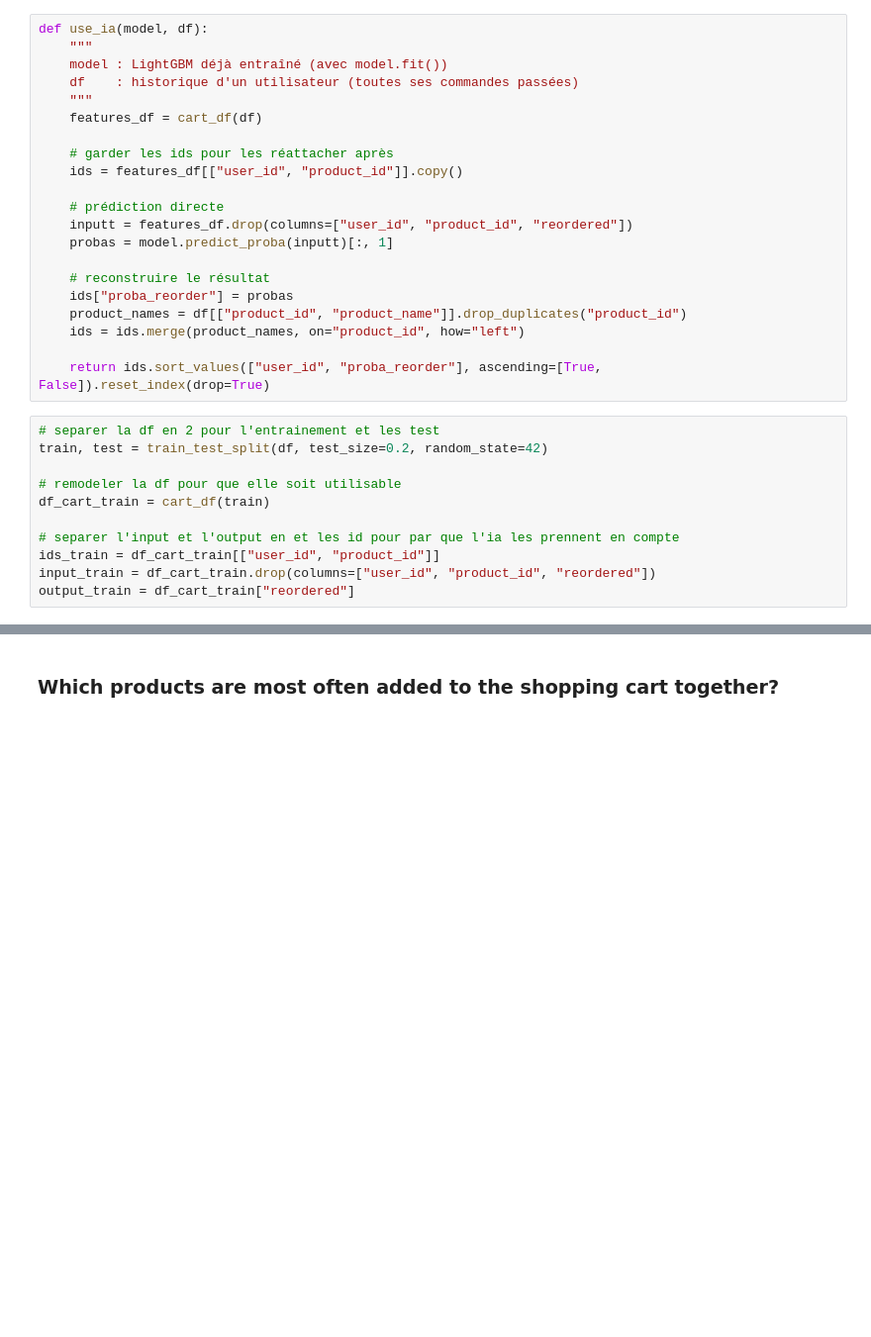
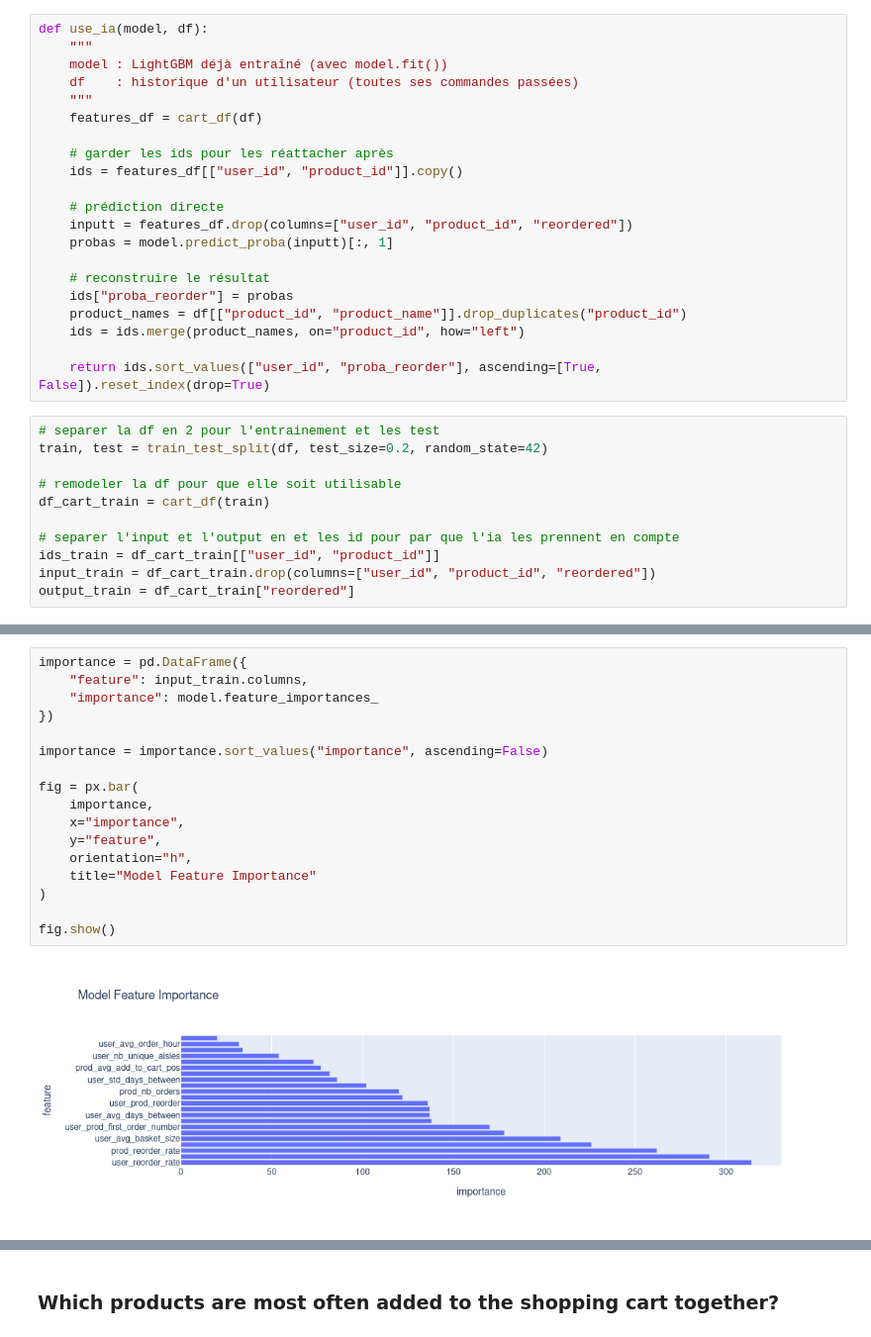
Before and after one commit to AlexandrG1209/nextbuy, a Jupyter notebook: notebook.ipynb, the cells around one changed output, grey strips where cells are left out. Shown at 99% size. Drawn from its saved outputs; the diff is of its cells as text; blank space fills up the shorter version.

```diff
--- a/notebook.ipynb
+++ b/notebook.ipynb
@@ -905,0 +952,19 @@ use_ia(model, test)
+# %%
+importance = pd.DataFrame({
+    "feature": input_train.columns,
+    "importance": model.feature_importances_
+})
+
+importance = importance.sort_values("importance", ascending=False)
+
+fig = px.bar(
+    importance,
+    x="importance",
+    y="feature",
+    orientation="h",
+    title="Model Feature Importance"
+)
+
+fig.show()
+# %% [output]
+[figure, added]
```
Also changed, not shown: parts of 14 cells of this notebook, 2 other files.
